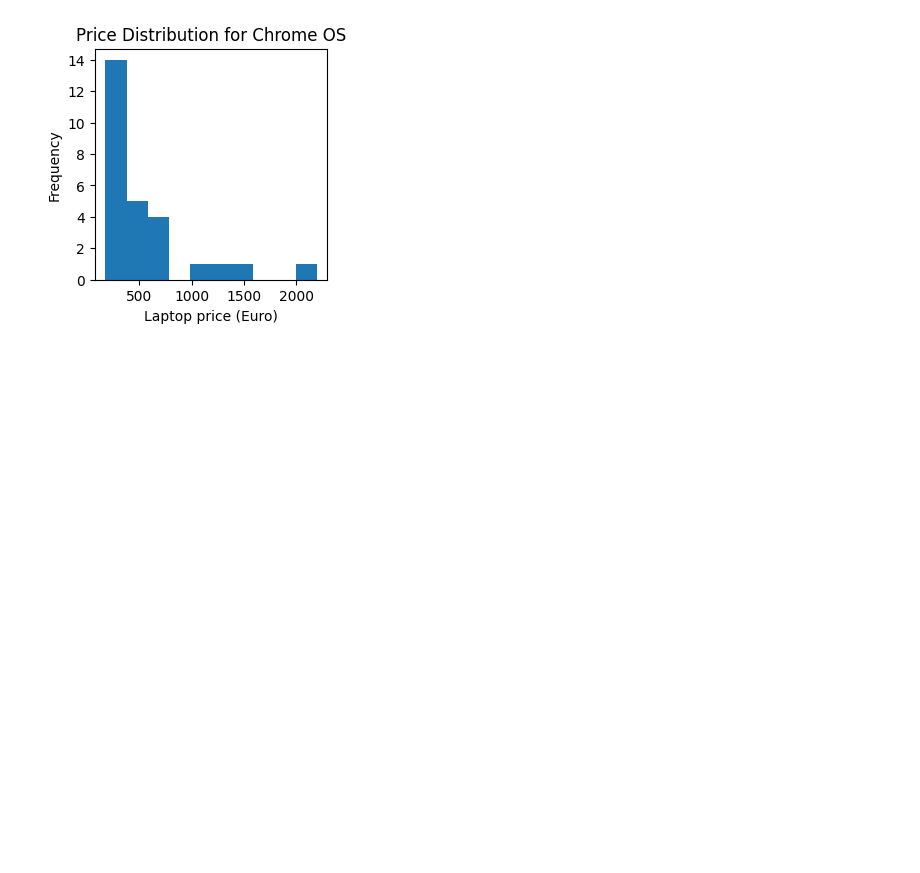
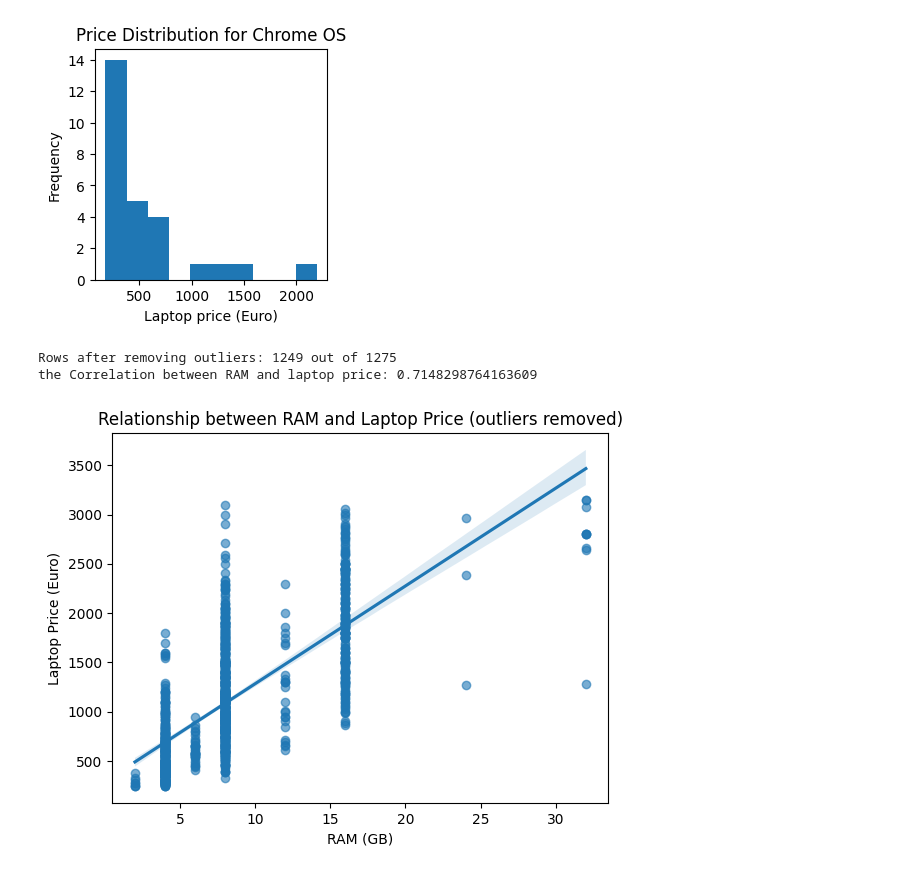
Before and after one commit to yaelhezki/MiniProject1, a Jupyter notebook: MiniProject1_YaelHezkiyahu.ipynb, the cells around one changed output. Cells and saved outputs as stored; diff of their text form; code cells hidden in the pictures; blank space fills up the shorter version.

```diff
--- a/MiniProject1_YaelHezkiyahu.ipynb
+++ b/MiniProject1_YaelHezkiyahu.ipynb
@@ -107,3 +107,36 @@ for os_type in os_types:
 [figure]
 [figure]
 [figure]
+# %%
+# the relationship between RAM and computer price
+
+# check outliers for RAM (keep values inside 1%-99%)
+RAM_lower_percentile = df['RAM (GB)'].quantile(0.01)
+RAM_upper_percentile = df['RAM (GB)'].quantile(0.99)
+ram_mask = (df['RAM (GB)'] >= RAM_lower_percentile) & (df['RAM (GB)'] <= RAM_upper_percentile)
+
+# check outliers for price (keep values inside 1%-99%)
+price_lower_percentile = df['Price (Euro)'].quantile(0.01)
+price_upper_percentile = df['Price (Euro)'].quantile(0.99)
+price_mask = (df['Price (Euro)'] >= price_lower_percentile) & (df['Price (Euro)'] <= price_upper_percentile)
+
+# build a single dataframe without outliers
+df_no_outliers = df[ram_mask & price_mask]
+
+# check for self
+print("Rows after removing outliers:", len(df_no_outliers), "out of", len(df))
+
+# correlation between RAM and price (without outliers)
+RAM_price_corr = df_no_outliers['RAM (GB)'].corr(df_no_outliers['Price (Euro)'])
+print("the Correlation between RAM and laptop price:", RAM_price_corr)
+
+# plot without outliers
+sns.regplot(x='RAM (GB)', y='Price (Euro)', data=df_no_outliers, scatter_kws={'alpha': 0.6})
+plt.title('Relationship between RAM and Laptop Price (outliers removed)')
+plt.xlabel('RAM (GB)')
+plt.ylabel('Laptop Price (Euro)')
+plt.show()
+# %% [output]
+Rows after removing outliers: 1249 out of 1275
+the Correlation between RAM and laptop price: 0.7148298764163609
+[figure, added]
```
